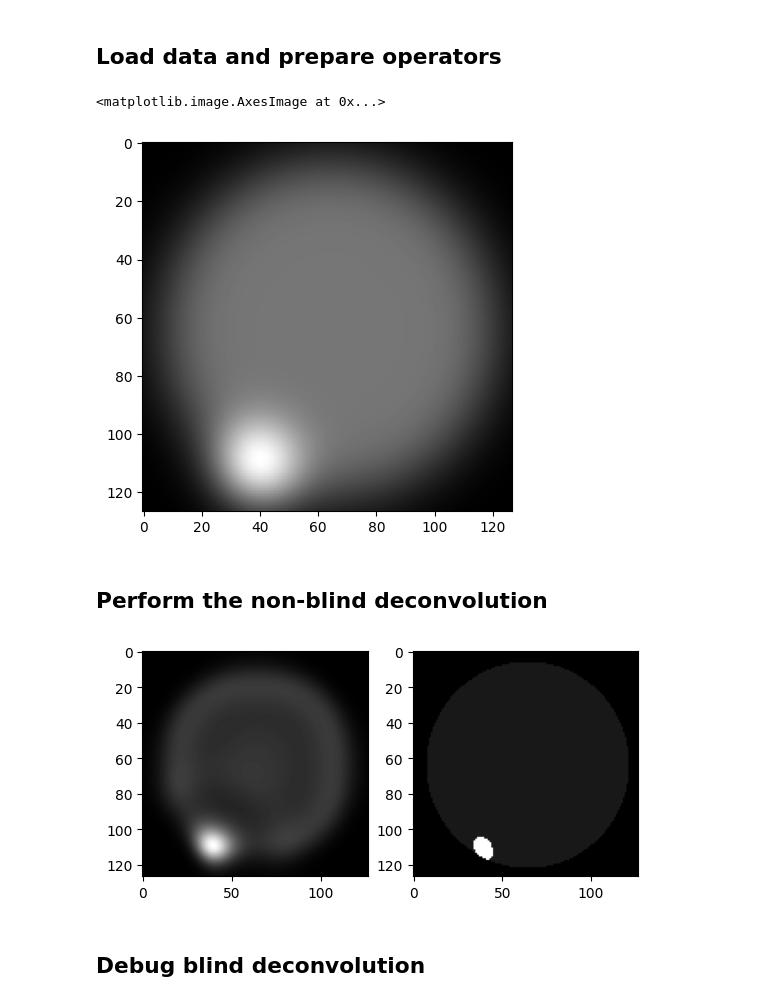
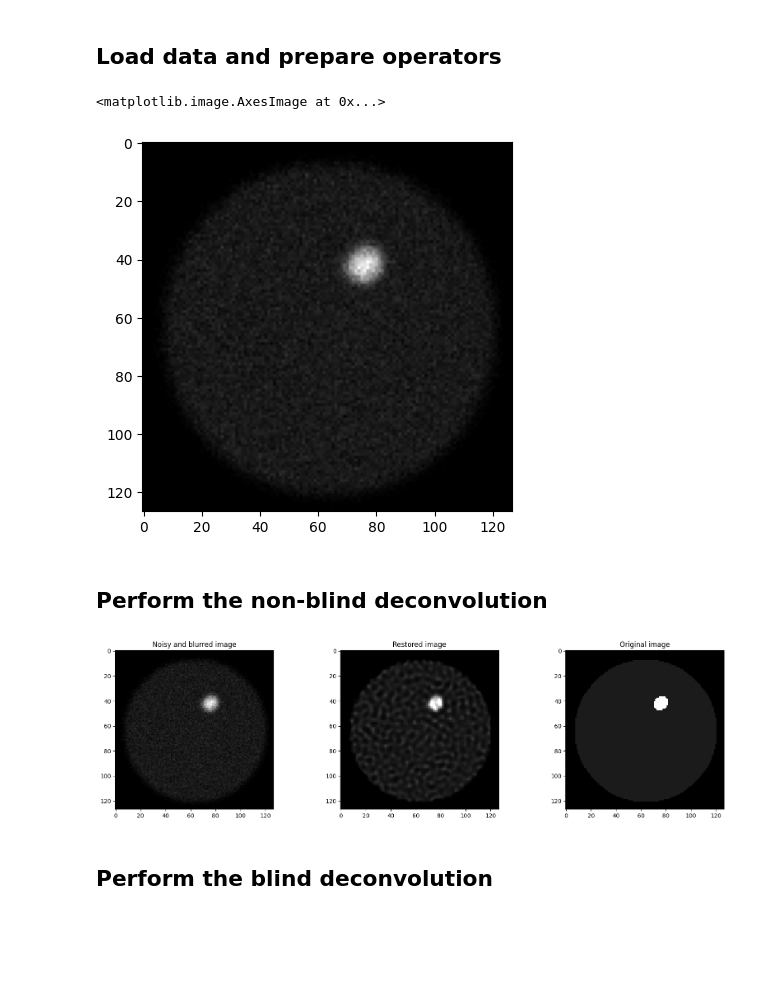
Before and after one commit to Tmodrzyk/richardson-lucy-python, a Jupyter notebook: main.ipynb, the cells around one changed output. Cells and saved outputs as stored; diff of their text form; code cells hidden in the pictures; blank space fills up the shorter version.

```diff
--- a/main.ipynb
+++ b/main.ipynb
@@ -15,12 +15,13 @@ from PIL import Image
 device = "cuda"
 
 k_size = 63
-k_std = 10.0
-n_std = 0.05
+k_std = 2.0
+n_std = 0.1
 n_rate = 0.5
 
 # Load the data
-ref = Image.open('img/img_88.png').convert('L')
+ref = Image.open('img/img_00.png').convert('L')
+
 ref = torch.from_numpy(np.array(ref)).unsqueeze(0).unsqueeze(0).to(device).float() / 255.0
 ref = ref[:, :, :-1, :-1]
 
@@ -34,26 +35,34 @@ noiser = noise.PoissonNoise(n_rate)
 y = gaussianblur(ref)
 
 # Add noise
-# y = noiser(y)
+y = noiser(y)
 plt.imshow(y[0, 0].detach().cpu().numpy(), cmap='gray')
 # %% [output]
 <matplotlib.image.AxesImage at 0x...>
-[figure, old version]
+[figure, new version]
 # %% [markdown]
 ## Perform the non-blind deconvolution
 # %%
 x_0 = torch.ones_like(y)
 
-res = rl.richardson_lucy(y, x_0, k, steps=20, clip=True, filter_epsilon=1e-6)
-plt.subplot(1, 2, 1)
+res = rl.richardson_lucy(y, x_0, k, steps=50, clip=True, filter_epsilon=1e-6)
+
+plt.figure(figsize=(20, 5))
+
+plt.subplot(1, 3, 1)
+plt.imshow(y[0, 0].detach().cpu().numpy(), cmap='gray')
+plt.title('Noisy and blurred image')
+plt.subplot(1, 3, 2)
 plt.imshow(res[0, 0].detach().cpu().numpy(), cmap='gray')
-plt.subplot(1, 2, 2)
+plt.title('Restored image')
+plt.subplot(1, 3, 3)
 plt.imshow(ref[0, 0].detach().cpu().numpy(), cmap='gray')
+plt.title('Original image')
 plt.show()
 # %% [output]
-[figure, old version]
+[figure, new version]
 # %% [markdown]
-## Debug blind deconvolution
+## Perform the blind deconvolution
 # %%
 import torch.nn.functional as F
 from IPython import display
```
Also changed, not shown: parts of 1 cell of this notebook, 3 other files.
